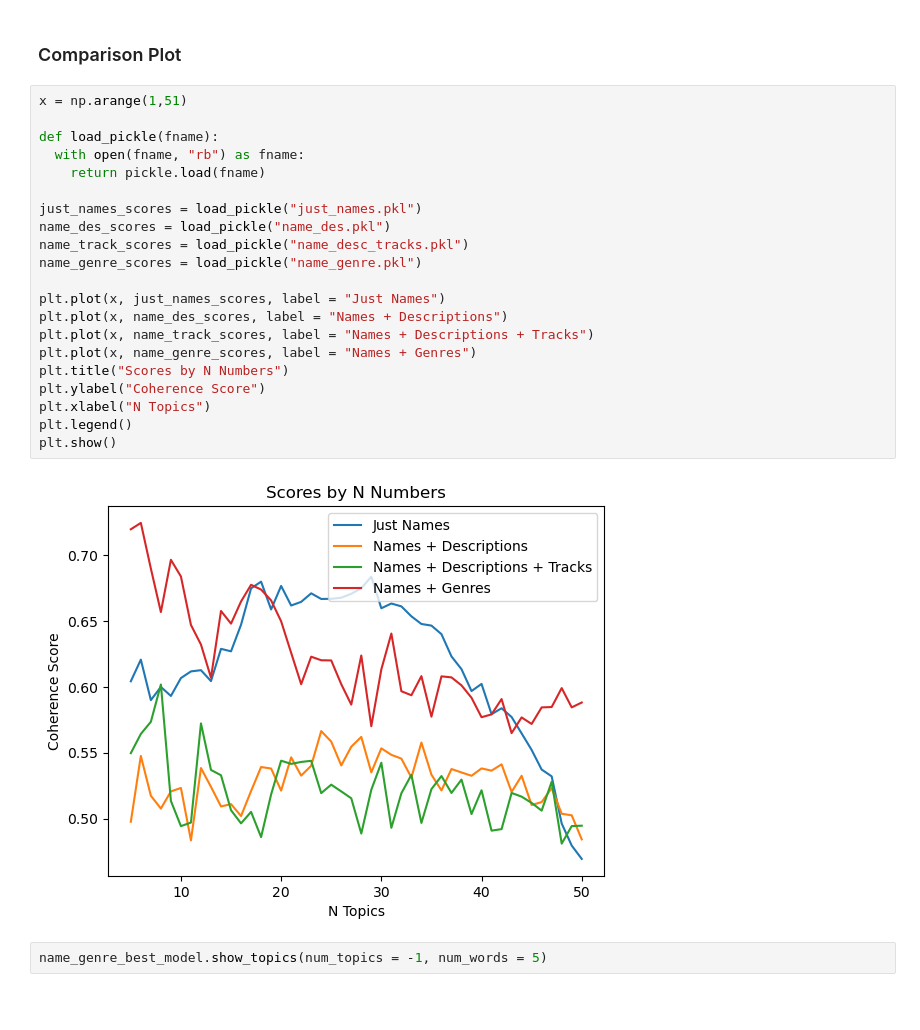
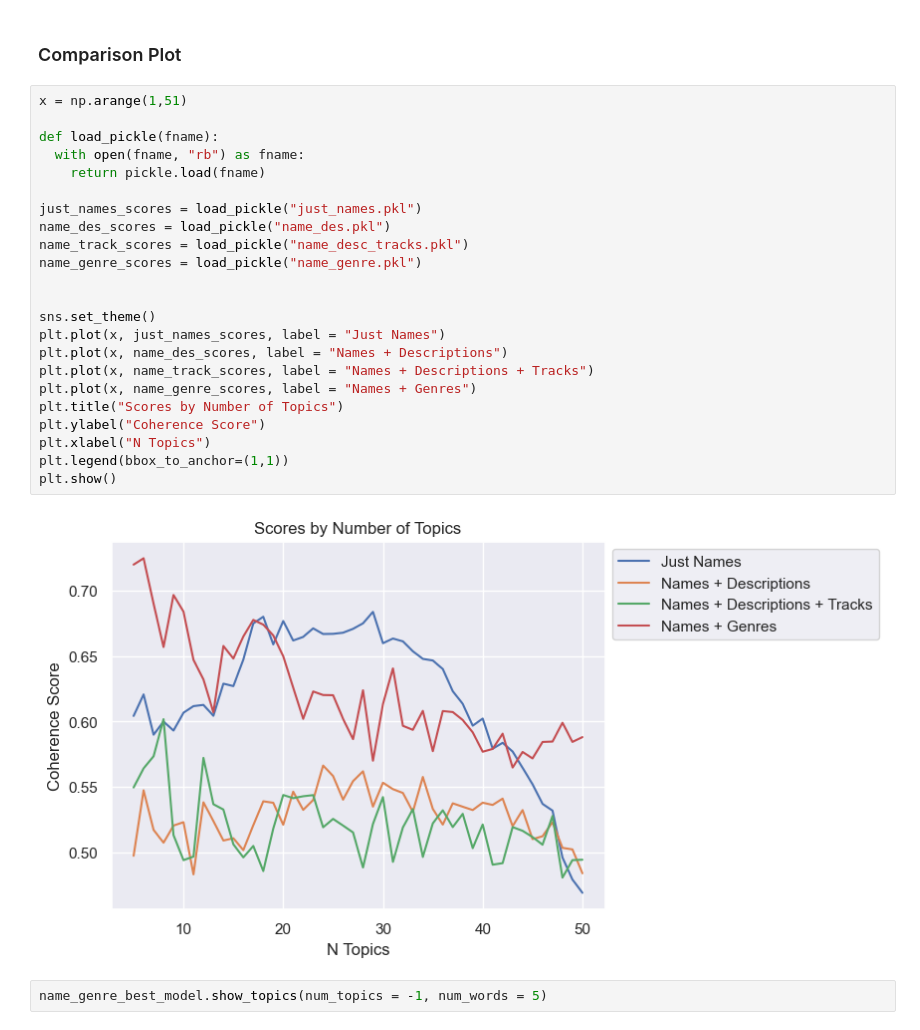
Before and after one commit to highad93/track_artists, a Jupyter notebook: playlist_themes.ipynb, the cells around one changed output. Saved outputs shown, nothing was run; the diff lists cells and outputs as text; blank space fills up the shorter version.

```diff
--- a/playlist_themes.ipynb
+++ b/playlist_themes.ipynb
@@ -212,26 +212,28 @@ with open("name_genre.pkl", "wb") as fname:
 # %%
 x = np.arange(1,51)
 
 def load_pickle(fname):
   with open(fname, "rb") as fname:
     return pickle.load(fname)
 
 just_names_scores = load_pickle("just_names.pkl")
 name_des_scores = load_pickle("name_des.pkl")
 name_track_scores = load_pickle("name_desc_tracks.pkl")
 name_genre_scores = load_pickle("name_genre.pkl")
 
+
+sns.set_theme()
 plt.plot(x, just_names_scores, label = "Just Names")
 plt.plot(x, name_des_scores, label = "Names + Descriptions")
 plt.plot(x, name_track_scores, label = "Names + Descriptions + Tracks")
 plt.plot(x, name_genre_scores, label = "Names + Genres")
-plt.title("Scores by N Numbers")
+plt.title("Scores by Number of Topics")
 plt.ylabel("Coherence Score")
 plt.xlabel("N Topics")
-plt.legend()
+plt.legend(bbox_to_anchor=(1,1))
 plt.show()
 # %% [output]
-[figure, old version]
+[figure, new version]
 # %%
 name_genre_best_model.show_topics(num_topics = -1, num_words = 5)
 # %% [output]
```
Also changed, not shown: 1 other file.
